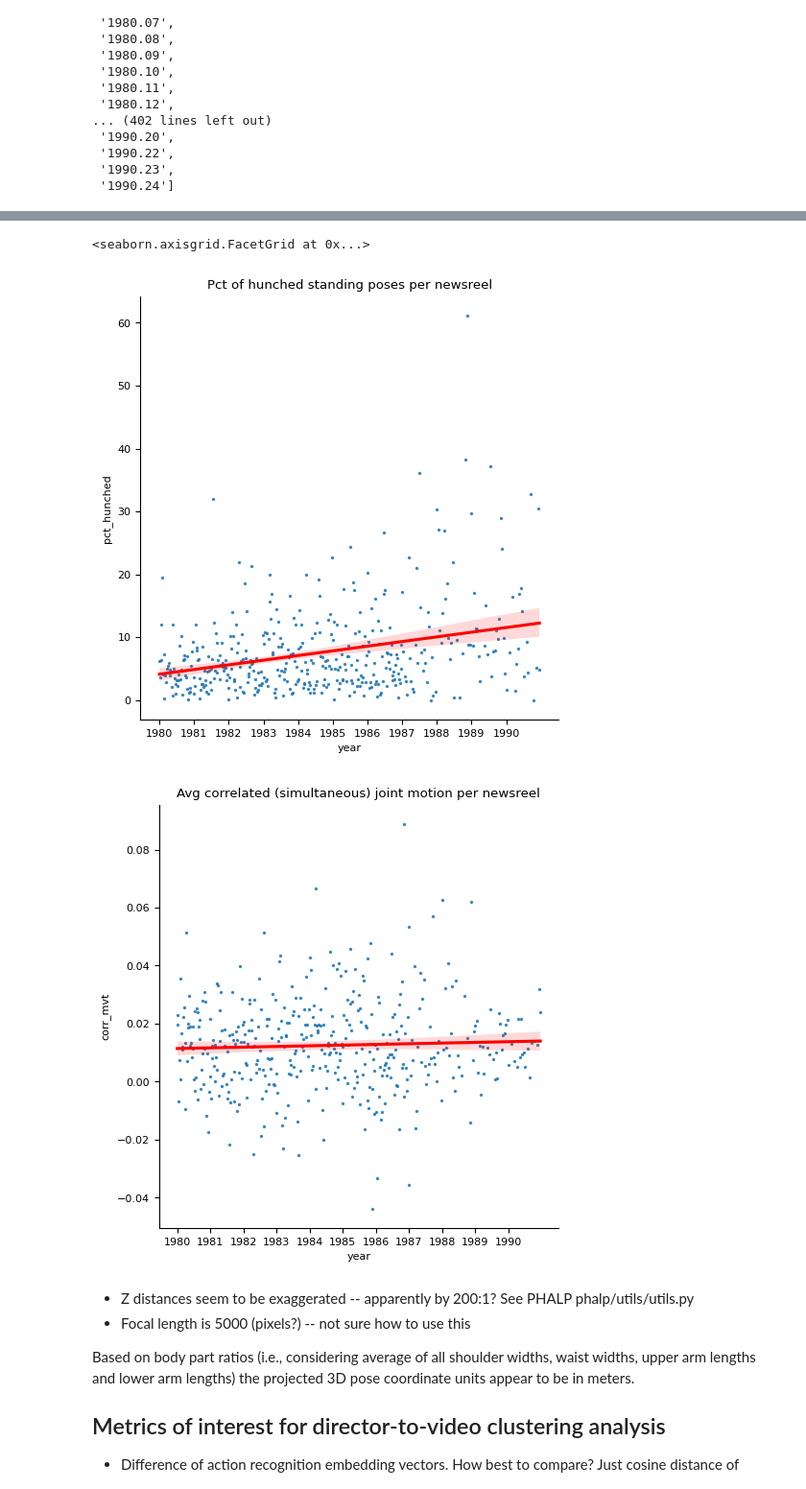
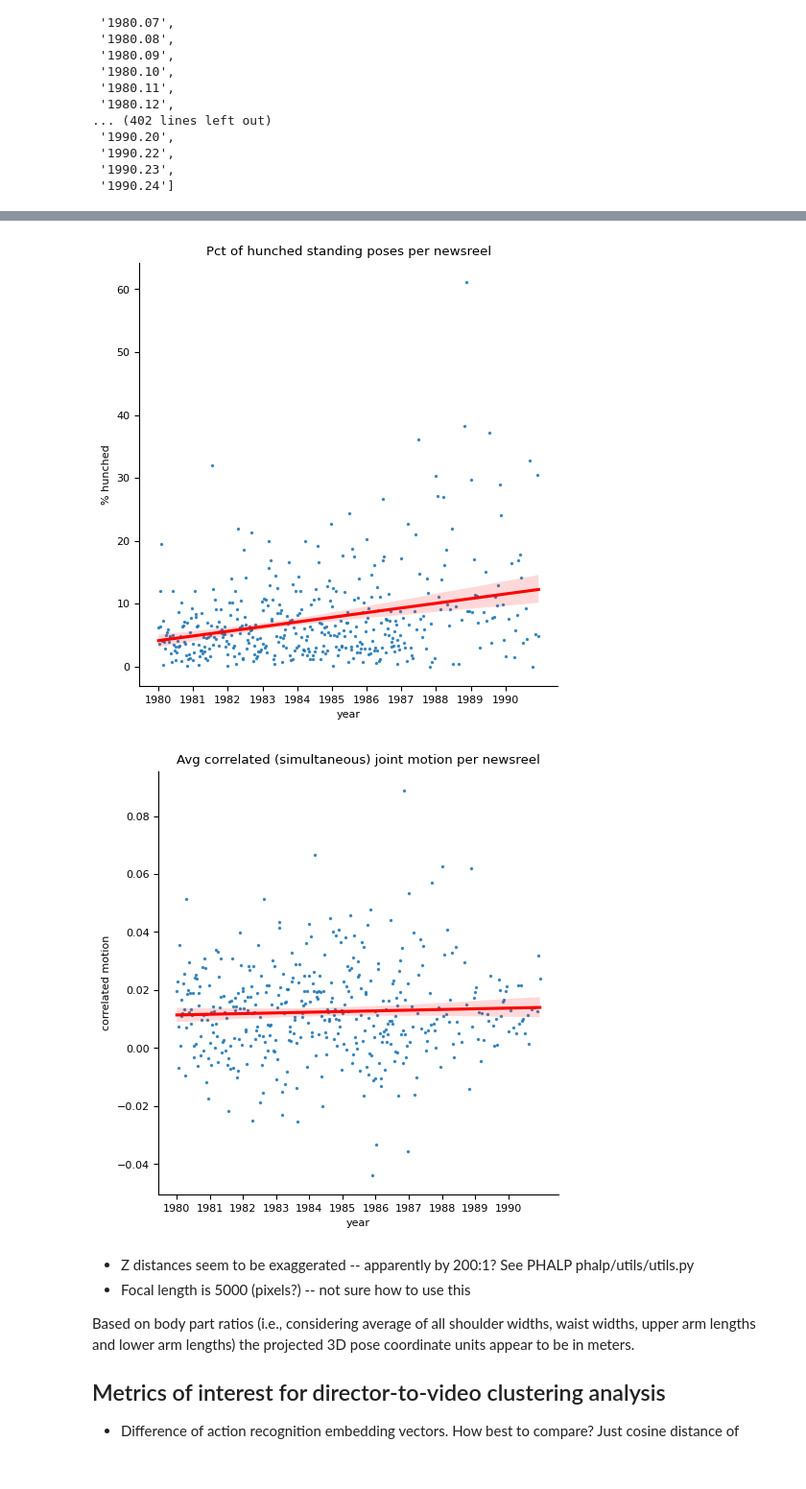
Before and after one commit to sul-cidr/mime, a Jupyter notebook: api/notebooks/pose_information_retrieval.ipynb, the cells around one changed output, grey strips where cells are left out. Shown at 96% size. Saved outputs shown, nothing was run; the diff lists cells and outputs as text; code cells hidden in the pictures.

Commit message:
Better viz of time series plots

```diff
--- a/api/notebooks/pose_information_retrieval.ipynb
+++ b/api/notebooks/pose_information_retrieval.ipynb
@@ -446,23 +436,26 @@ plt.show()
 # %%
 import pandas as pd
 import seaborn as sns
 
 slouch_df = pd.DataFrame.from_dict({'year': nw_x, 'pct_hunched': hunch_y})
 
 sg = sns.lmplot(x='year', y='pct_hunched', data=slouch_df, fit_reg=True, scatter_kws={"s": 2}, line_kws={"color":"red"}, ci=95, n_boot=1000)
 sg.set(title="Pct of hunched standing poses per newsreel")
 sg.set(xticks=range(0,11))
 sg.set(xticklabels=nw_year_ticks)
+sg.set_axis_labels("year", "% hunched")
+sg.savefig("pct_hunched.png")
 
 corr_df = pd.DataFrame.from_dict({'year': nw_x, 'corr_mvt': corr_mvt_y})
 cg = sns.lmplot(x='year', y='corr_mvt', data=corr_df, fit_reg=True, scatter_kws={"s": 2}, line_kws={"color":"red"}, ci=95, n_boot=1000)
 cg.set(title="Avg correlated (simultaneous) joint motion per newsreel")
 cg.set(xticks=range(0,11))
 cg.set(xticklabels=nw_year_ticks)
+cg.set_axis_labels("year", "correlated motion")
+cg.savefig("corr_motion.png")
 # %% [output]
-<seaborn.axisgrid.FacetGrid at 0x...>
-[figure, old version]
+[figure, new version]
-[figure, old version]
+[figure, new version]
 # %%
 db = await MimeDb.create()
 
```
Also changed, not shown: parts of 1 cell of this notebook.
